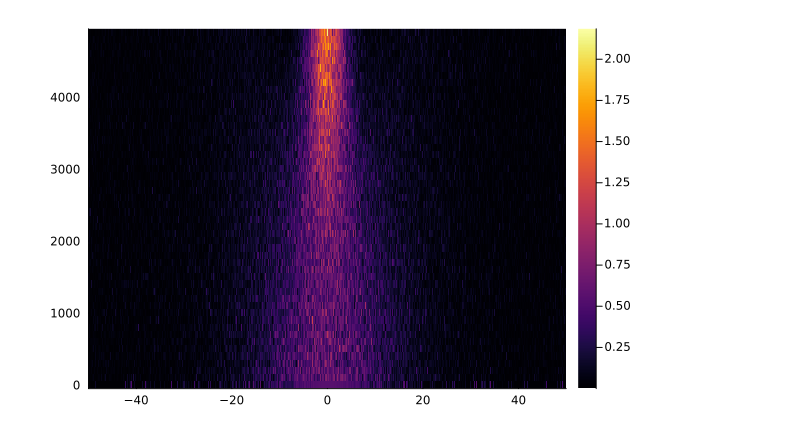
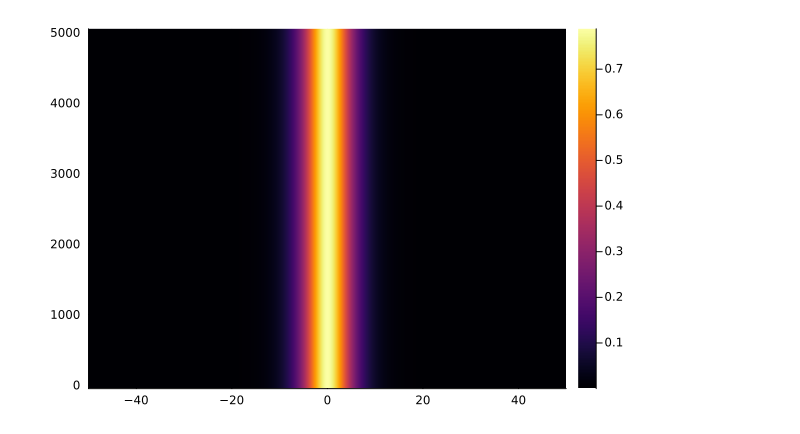
Before and after one commit to curio-sitas/Nlse.jl, a Jupyter notebook: new/core_test.ipynb, the cells around one changed output. Drawn from its saved outputs; the diff is of its cells as text; code cells hidden in the pictures.

```diff
--- a/new/core_test.ipynb
+++ b/new/core_test.ipynb
@@ -4,23 +4,25 @@ using Plots
 # %%
 T = 100e-12
 N = 2^13
 ν = 1/T
 t = T*(-N÷2:N÷2-1)/N
 L = 5e3
 λ = 1.55e-6
-fib = Material(L, 0.046e-3, [0.0, -2.1682619391414893e-26], 1.1e-3, λ)
-τ = 20e-12
-n = 1
-P = 0.55
-#P = abs((fib.β[2] / fib.γ / τ^2) * n.^2) # Soliton power
-#u0  = sqrt(P) * sech.((t.-T/10) ./ τ) .+ cis.(0).*sqrt(P) .* sech.((t.+T/10) ./ τ) .|> ComplexF64 # Soliton formula
-u0 = sqrt(P) .* exp.(-(t.*(1.0/τ).^2)
+#fib = Material(L, 0*0.046e-3, [0.0,  -2.1682619391414893e-26, 0.0], 1.1e-3, λ)
+fib = smf28(L,λ)
+fib.α = 0
+τ = 5e-12
+n = 1.0
+P = abs((fib.β[2] / fib.γ / τ^2) * n.^2) # Soliton power
+u0  = sqrt(P) * sech.((t) ./ τ) .|> ComplexF64 # Soliton formula
+
 
 
 prob = NLSEProblem(t, u0, fib)
 
-z, A = solve(prob, 10.0, dzg=100.0)
+z, A = solve(prob, 1.0, n_saves = 50, tol=1e-3)
 
-heatmap(t*1e12, z, abs2.(A'))
+
+heatmap(t*1e12,z, abs2.(A))
 # %% [output]
-[figure, old version]
+[figure, new version]
```
Also changed, not shown: parts of 3 cells of this notebook, 2 other files.
